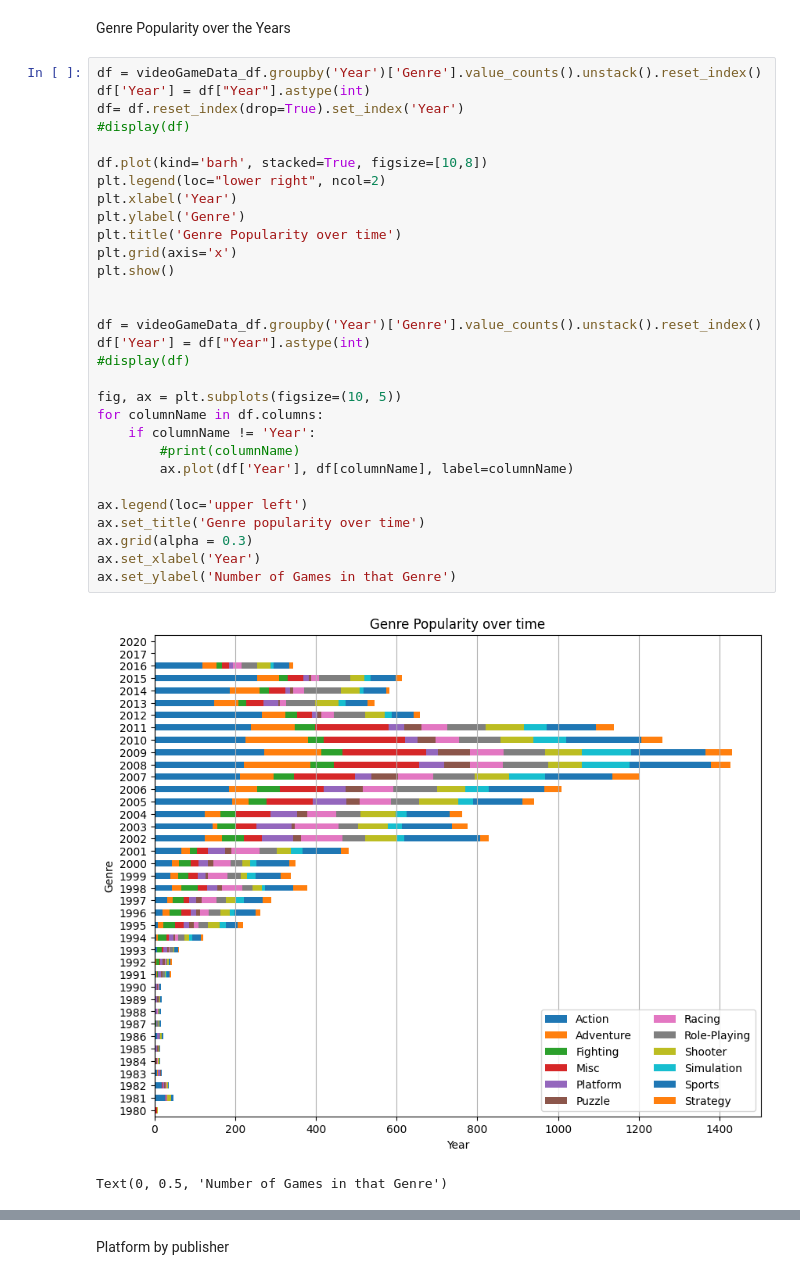
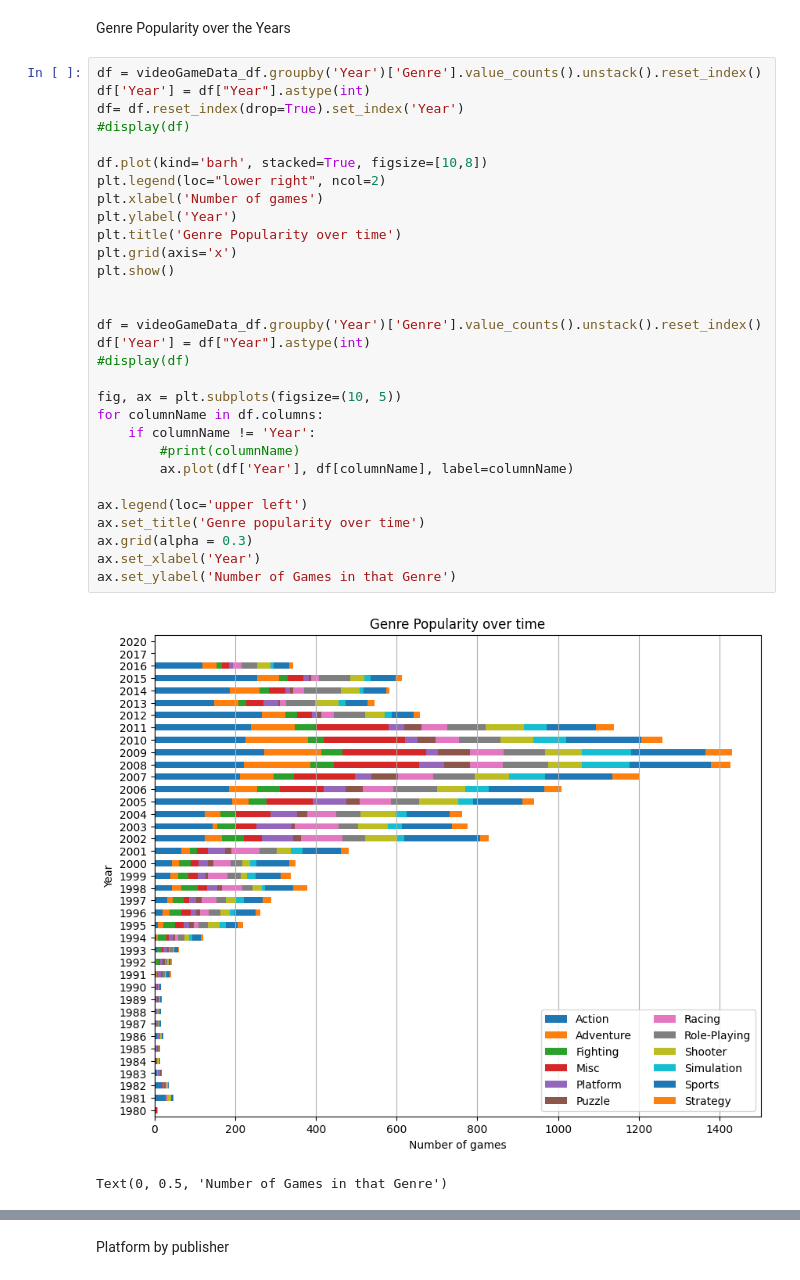
Before and after one commit to bdatye/VideoGameSalesTrends, a Jupyter notebook: VideoGamesSalesTrends.ipynb, the cells around one changed output, grey strips where cells are left out. Drawn from its saved outputs; the diff is of its cells as text.

Commit message:
fixed some plot x/y labels

```diff
--- a/VideoGamesSalesTrends.ipynb
+++ b/VideoGamesSalesTrends.ipynb
@@ -490,35 +490,35 @@ Genre Popularity over the Years
 # %%
 df = videoGameData_df.groupby('Year')['Genre'].value_counts().unstack().reset_index()
 df['Year'] = df["Year"].astype(int)
 df= df.reset_index(drop=True).set_index('Year')
 #display(df)
 
 df.plot(kind='barh', stacked=True, figsize=[10,8])
 plt.legend(loc="lower right", ncol=2)
-plt.xlabel('Year')
-plt.ylabel('Genre')
+plt.xlabel('Number of games')
+plt.ylabel('Year')
 plt.title('Genre Popularity over time')
 plt.grid(axis='x')
 plt.show()
 
 
 df = videoGameData_df.groupby('Year')['Genre'].value_counts().unstack().reset_index()
 df['Year'] = df["Year"].astype(int)
 #display(df)
 
 fig, ax = plt.subplots(figsize=(10, 5))
 for columnName in df.columns:
     if columnName != 'Year':
         #print(columnName)
         ax.plot(df['Year'], df[columnName], label=columnName)
 
 ax.legend(loc='upper left')
 ax.set_title('Genre popularity over time')
 ax.grid(alpha = 0.3)
 ax.set_xlabel('Year')
 ax.set_ylabel('Number of Games in that Genre')
 # %% [output]
-[figure, old version]
+[figure, new version]
 Text(0, 0.5, 'Number of Games in that Genre')
 [figure]
 # %% [markdown]
```
Also changed, not shown: parts of 1 cell of this notebook.
